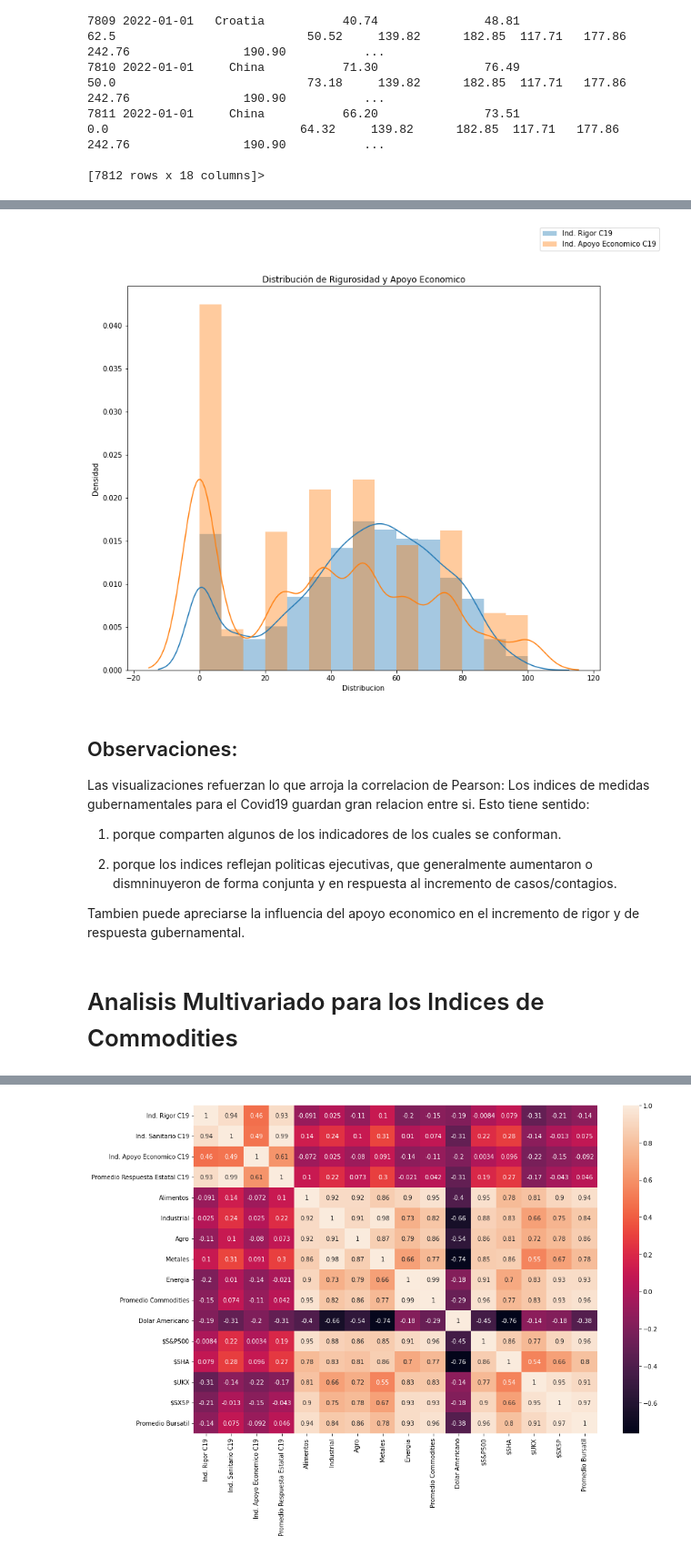
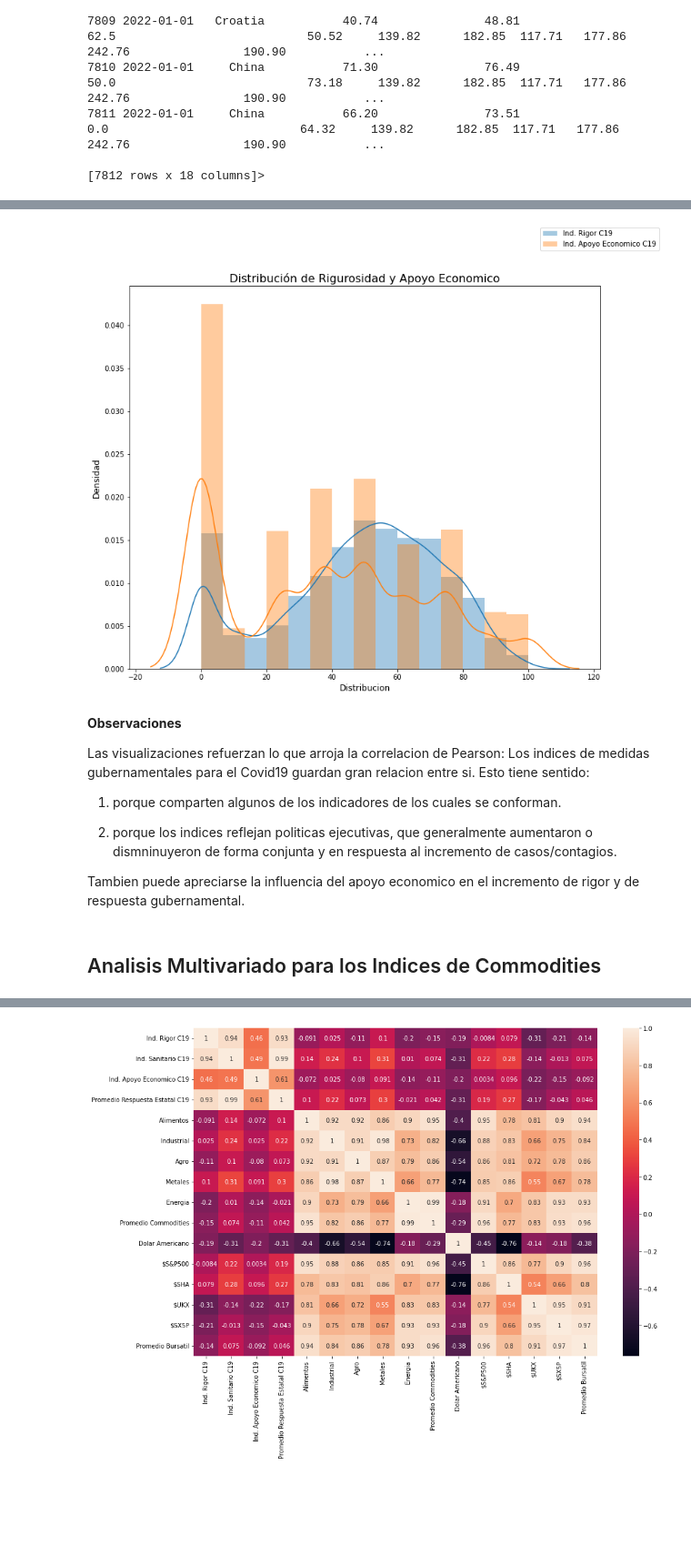
Before and after one commit to RufinoMartin/Coderhouse2021, a Jupyter notebook: Notebook_Integrado.ipynb, the cells around one changed output, grey strips where cells are left out. Shown at 91% size. Drawn from its saved outputs; the diff is of its cells as text; code cells hidden in the pictures; blank space fills up the shorter version.

```diff
--- a/Notebook_Integrado.ipynb
+++ b/Notebook_Integrado.ipynb
@@ -75,7 +79,7 @@ https://github.com/RufinoMartin/DataScience2021/blob/main/DatasetFinal.csv
 
 Copiar el URL del Raw, y pegar:
 # %%
-df_Integrado = pd.read_csv('https://raw.githubusercontent.com/RufinoMartin/DataScience2021/main/DatasetFinal.csv?token=GHSAT0AAAAAABRYGSF2IIXG437NHKGD4QHUYSCM6WQ')
+df_Integrado = pd.read_csv('https://raw.githubusercontent.com/RufinoMartin/DataScience2021/main/DatasetFinal.csv?token=GHSAT0AAAAAABTJFJHETL6W63I7HIAMUOLSYSSB6YQ')
 # %% [markdown]
 # Data Wrangling
 # %% [markdown]
@@ -319,21 +323,21 @@ plt.show()
 # %%
 #Grafico compartido para las distribuciones del Indice de Rigor y de Apoyo Economico.
 
 fig = plt.figure(figsize=(12,10))
 
 sns.distplot(df_Integrado['Ind. Rigor C19'], kde=True, hist=True, bins=15, label='Ind. Rigor C19')
 sns.distplot(df_Integrado['Ind. Apoyo Economico C19'], kde=True, hist=True, bins=15, label='Ind. Apoyo Economico C19')
 
 fig.legend()
-plt.xlabel('Distribucion')
-plt.ylabel('Densidad')
-plt.title('Distribución de Rigurosidad y Apoyo Economico')
+plt.xlabel('Distribucion', fontsize=12)
+plt.ylabel('Densidad', fontsize=12)
+plt.title('Distribución de Rigurosidad y Apoyo Economico', fontsize=16)
 
 plt.show()
 # %% [output]
-[figure, old version]
+[figure, new version]
 # %% [markdown]
-## Observaciones:
+**Observaciones**
 
  Las visualizaciones refuerzan lo que arroja la correlacion de Pearson: Los indices de medidas gubernamentales para el Covid19 guardan gran relacion entre si. Esto tiene sentido:
 
@@ -343,7 +347,7 @@ plt.show()
 
 Tambien puede apreciarse la influencia del apoyo economico en el incremento de rigor y de respuesta gubernamental.
 # %% [markdown]
-# Analisis Multivariado para los Indices de Commodities
+## Analisis Multivariado para los Indices de Commodities
 # %%
 # Indices de Commodities
 
```
Also changed, not shown: parts of 104 cells of this notebook.
